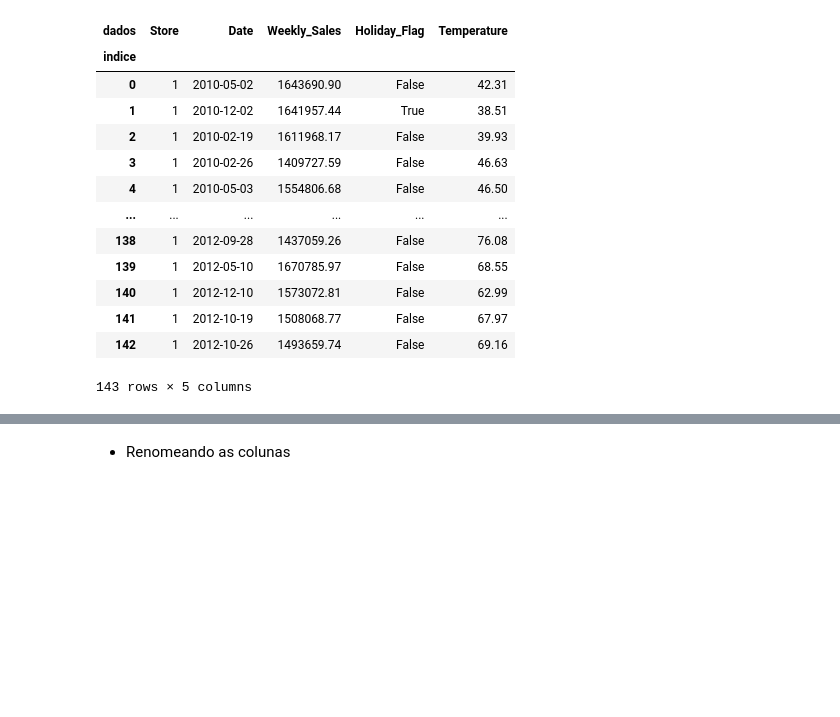
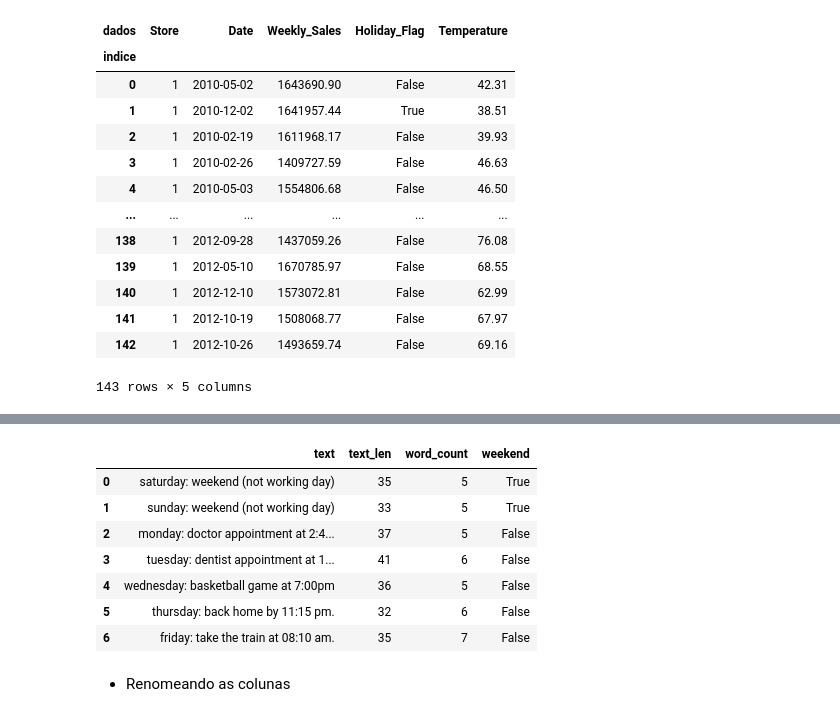
Before and after one commit to andrelbd1/teaching-data-science, a Jupyter notebook: 01. Series, DataFrame and Reindex.ipynb, the cells around one changed output, grey strips where cells are left out. Saved outputs shown, nothing was run; the diff lists cells and outputs as text; code cells hidden in the pictures; blank space fills up the shorter version.

```diff
--- a/01. Series, DataFrame and Reindex.ipynb
+++ b/01. Series, DataFrame and Reindex.ipynb
@@ -899,0 +991,11 @@ df_aux
+# %%
+time_sentences = ["Saturday: Weekend (Not working day)",
+                  "Sunday: Weekend (Not working day)",
+                  "Monday: Doctor appointment at 2:45pm.",
+                  "Tuesday: Dentist appointment at 11:30 am.",
+                  "Wednesday: basketball game At 7:00pm",
+                  "Thursday: Back home by 11:15 pm.",
+                  "Friday: Take the train at 08:10 am."]
+
+df_sentences = pd.DataFrame(time_sentences, columns=['text'])
+df_sentences
@@ -900,3 +1011,19 @@ df_aux
+# %%
+df_sentences = df_sentences.assign(text=df_sentences.text.str.lower(),
+                                    text_len=df_sentences.text.str.len(),
+                                    word_count=df_sentences.text.str.count(" ") + 1,
+                                    weekend=df_sentences.text.str.contains("saturday|sunday", case=False)
+                                )
+df_sentences
+# %% [output]
+|  | text | text_len | word_count | weekend |
+| 0 | saturday: weekend (not working day) | 35 | 5 | True |
+| 1 | sunday: weekend (not working day) | 33 | 5 | True |
+| 2 | monday: doctor appointment at 2:4... | 37 | 5 | False |
+| 3 | tuesday: dentist appointment at 1... | 41 | 6 | False |
+| 4 | wednesday: basketball game at 7:00pm | 36 | 5 | False |
+| 5 | thursday: back home by 11:15 pm. | 32 | 6 | False |
+| 6 | friday: take the train at 08:10 am. | 35 | 7 | False |
 # %% [markdown]
 - Renomeando as colunas
 # %%
```
Also changed, not shown: parts of 13 cells of this notebook, 3 other files.
